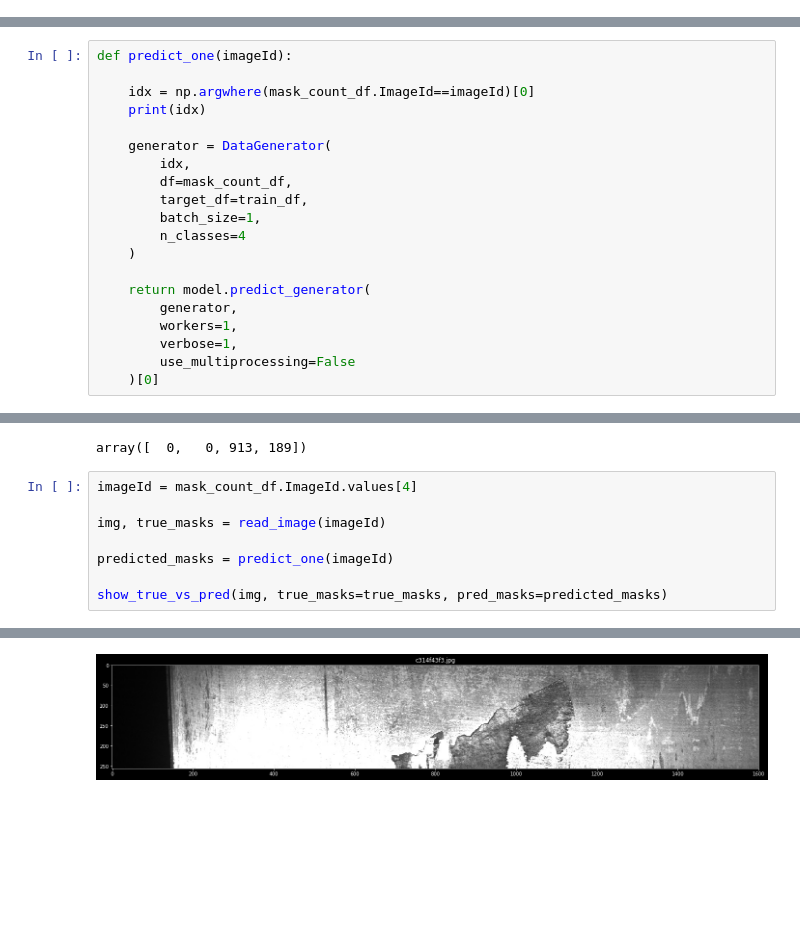
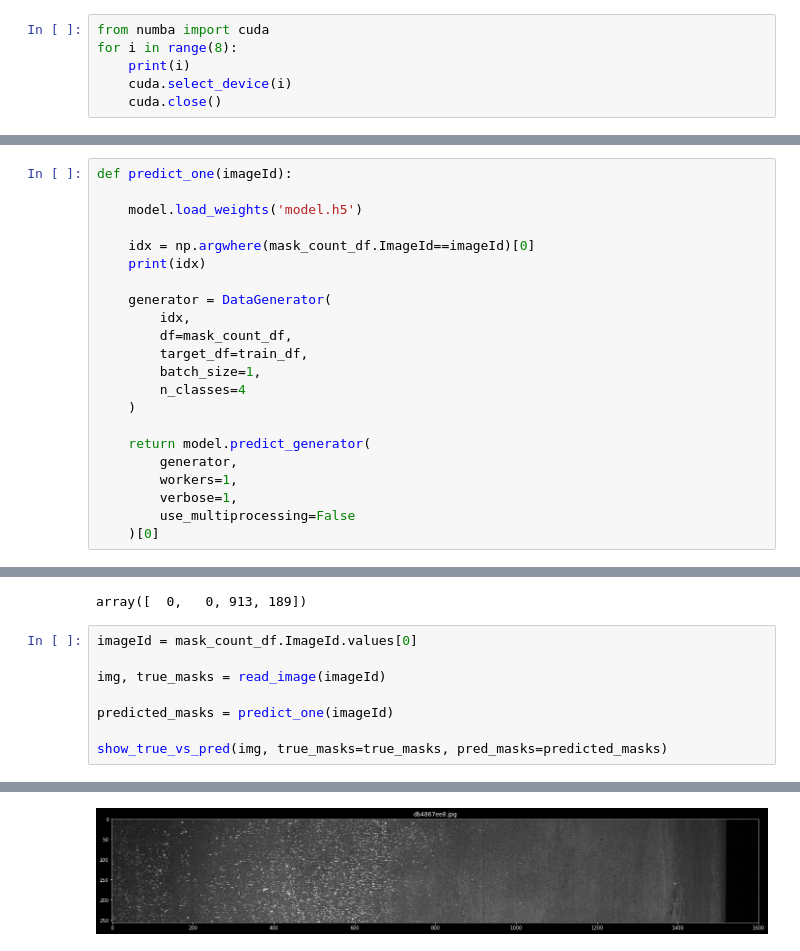
Before and after one commit to tfortimmy/frankthetank, a Jupyter notebook: Simple_U_Net.ipynb, the cells around one changed output, grey strips where cells are left out. Saved outputs shown, nothing was run; the diff lists cells and outputs as text; blank space fills up the shorter version.

```diff
--- a/Simple_U_Net.ipynb
+++ b/Simple_U_Net.ipynb
@@ -25,0 +3,6 @@ References
+# %%
+from numba import cuda
+for i in range(8):
+    print(i)
+    cuda.select_device(i)
+    cuda.close()
@@ -591,6 +597,8 @@ def predict_bulk(image_ids, train=True):
     return np.concatenate(output)
 # %%
 def predict_one(imageId):
+
+    model.load_weights('model.h5')
 
     idx = np.argwhere(mask_count_df.ImageId==imageId)[0]
     print(idx)
@@ -689,7 +697,7 @@ np.sum(tmp>0,axis=0)
 # %% [output]
 array([  0,   0, 913, 189])
 # %%
-imageId = mask_count_df.ImageId.values[4]
+imageId = mask_count_df.ImageId.values[0]
 
 img, true_masks = read_image(imageId)
 
@@ -702 +710 @@ show_true_vs_pred(img, true_masks=true_masks, pred_masks=predicted_masks)
-[figure, old version]
+[figure, new version]
```
Also changed, not shown: parts of 20 cells of this notebook, 2 other files.
